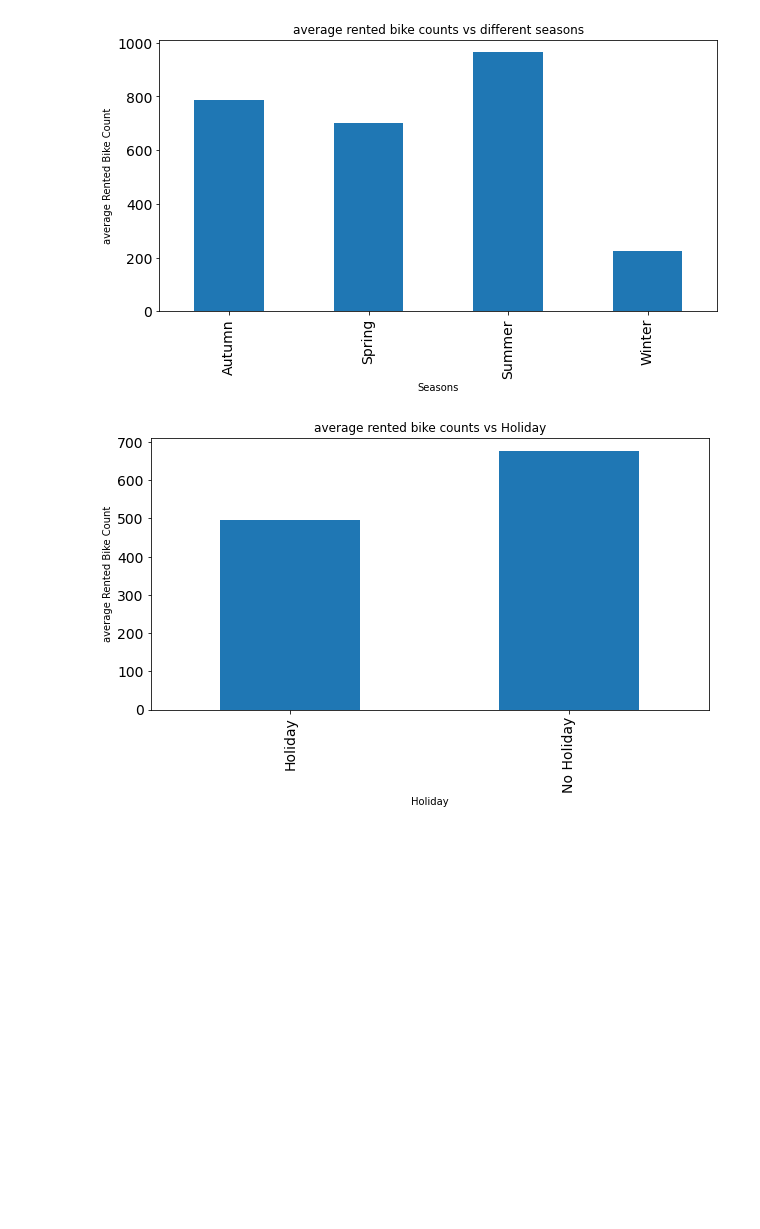
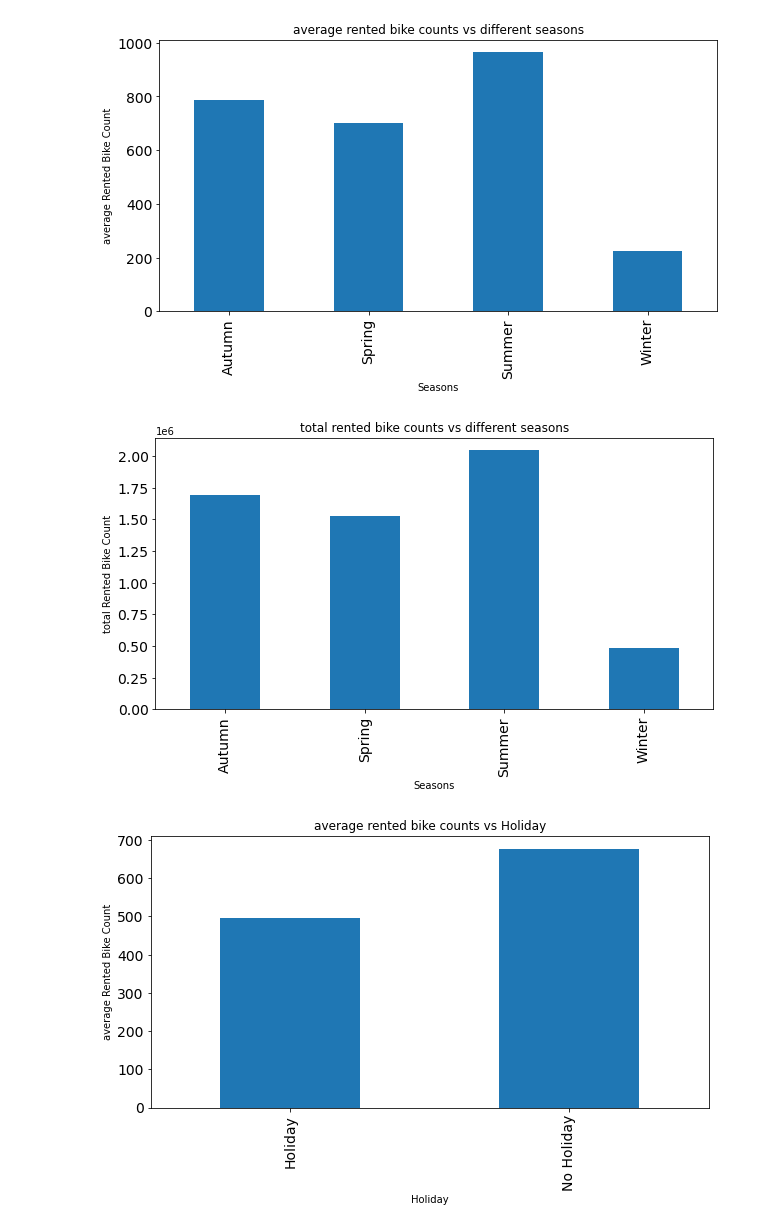
Before and after one commit to avanish04/Bike-Sharing-Demand-Prediction---Capstone-Project, a Jupyter notebook: Bike_Sharing_Demand_Prediction_Capstone_Project.ipynb, the cells around one changed output. Cells and saved outputs as stored; diff of their text form; code cells hidden in the pictures; blank space fills up the shorter version.

```diff
--- a/Bike_Sharing_Demand_Prediction_Capstone_Project.ipynb
+++ b/Bike_Sharing_Demand_Prediction_Capstone_Project.ipynb
@@ -303,6 +318,17 @@ plt.xlabel('Seasons')
 plt.ylabel('average Rented Bike Count');
 # %% [output]
 [figure]
+# %%
+#total rented bike count
+ax = new_data.groupby(['Seasons'])['Rented Bike Count'].sum().plot.bar(
+    figsize = (10,5),
+    fontsize = 14)
+plt.title('total rented bike counts vs different seasons')
+plt.xlabel('Seasons')
+
+plt.ylabel('total Rented Bike Count');
+# %% [output]
+[figure, added]
 # %%
 ax = new_data.groupby(['Holiday'])['Rented Bike Count'].mean().plot.bar(
     figsize = (10,5),
```
Also changed, not shown: parts of 47 cells of this notebook.
